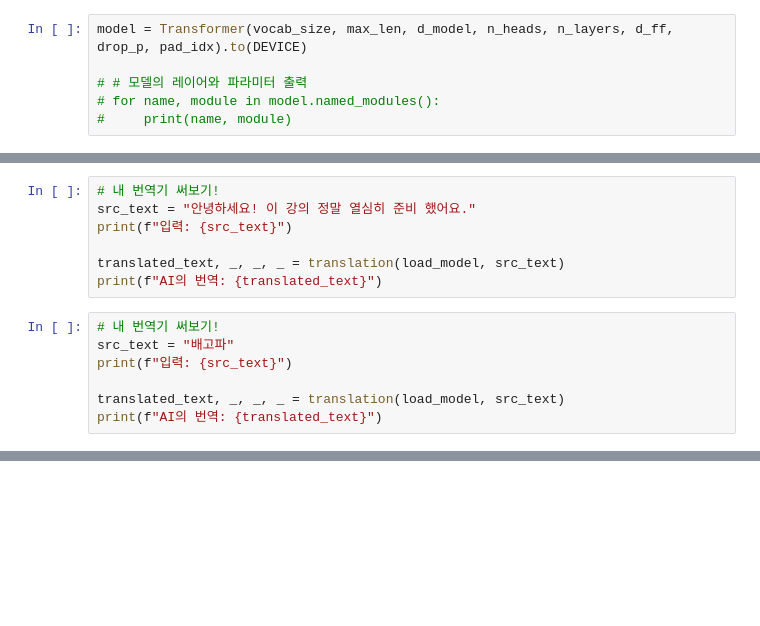
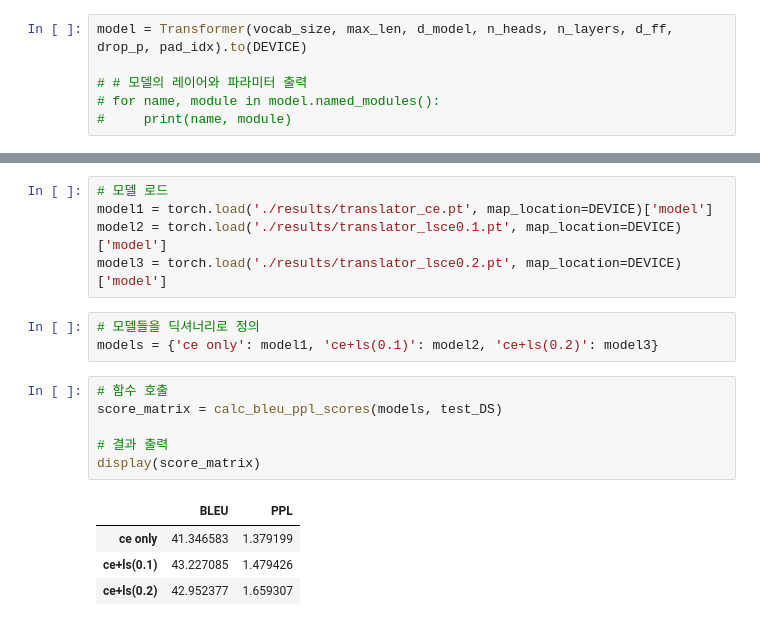
Before and after one commit to leadbreak/study, a Jupyter notebook: algorithm/02.transformer_intermediate.ipynb, the cells around one changed output, grey strips where cells are left out. Saved outputs shown, nothing was run; the diff lists cells and outputs as text; blank space fills up the shorter version.

```diff
--- a/algorithm/02.transformer_intermediate.ipynb
+++ b/algorithm/02.transformer_intermediate.ipynb
@@ -1015,14 +1046,0 @@ calc_bleu_score(load_model, test_DS)
-# %%
-# 내 번역기 써보기!
-src_text = "안녕하세요! 이 강의 정말 열심히 준비 했어요."
-print(f"입력: {src_text}")
-
-translated_text, _, _, _ = translation(load_model, src_text)
-print(f"AI의 번역: {translated_text}")
-# %%
-# 내 번역기 써보기!
-src_text = "배고파"
-print(f"입력: {src_text}")
-
-translated_text, _, _, _ = translation(load_model, src_text)
-print(f"AI의 번역: {translated_text}")
@@ -1028,0 +1116,19 @@ print(f"AI의 번역: {translated_text}")
+# %%
+# 모델 로드
+model1 = torch.load('./results/translator_ce.pt', map_location=DEVICE)['model']
+model2 = torch.load('./results/translator_lsce0.1.pt', map_location=DEVICE)['model']
+model3 = torch.load('./results/translator_lsce0.2.pt', map_location=DEVICE)['model']
+# %%
+# 모델들을 딕셔너리로 정의
+models = {'ce only': model1, 'ce+ls(0.1)': model2, 'ce+ls(0.2)': model3}
+# %%
+# 함수 호출
+score_matrix = calc_bleu_ppl_scores(models, test_DS)
+
+# 결과 출력
+display(score_matrix)
+# %% [output]
+|  | BLEU | PPL |
+| ce only | 41.346583 | 1.379199 |
+| ce+ls(0.1) | 43.227085 | 1.479426 |
+| ce+ls(0.2) | 42.952377 | 1.659307 |
```
Also changed, not shown: parts of 39 cells of this notebook, 9 other files.
